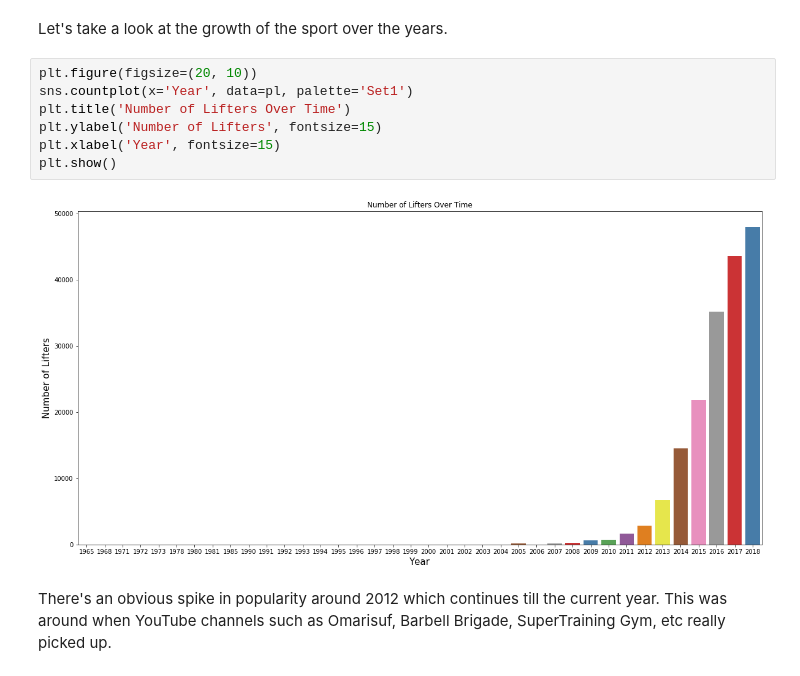
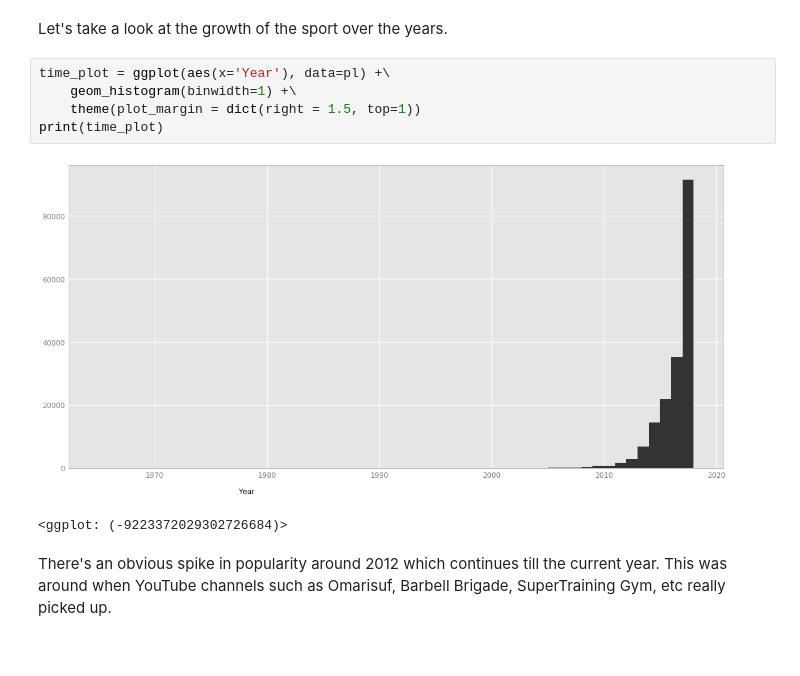
Before and after one commit to ParkerRam/Powerlifting-Analysis, a Jupyter notebook: pl_analysis.ipynb, the cells around one changed output. Cells and saved outputs as stored; diff of their text form.

```diff
--- a/pl_analysis.ipynb
+++ b/pl_analysis.ipynb
@@ -97,15 +94,14 @@ Percentage of Male lifters:  66 %
 Percentage of Female lifters:  34 %
 # %% [markdown]
 Let's take a look at the growth of the sport over the years.
-# %%
-plt.figure(figsize=(20, 10))
-sns.countplot(x='Year', data=pl, palette='Set1')
-plt.title('Number of Lifters Over Time')
-plt.ylabel('Number of Lifters', fontsize=15)
-plt.xlabel('Year', fontsize=15)
-plt.show()
-# %% [output]
-[figure, removed]
+# %%
+time_plot = ggplot(aes(x='Year'), data=pl) +\
+    geom_histogram(binwidth=1) +\
+    theme(plot_margin = dict(right = 1.5, top=1))
+print(time_plot)
+# %% [output]
+[figure, added]
+<ggplot: (-9223372029302726684)>
 # %% [markdown]
 There's an obvious spike in popularity around 2012 which continues till the current year. This was around when YouTube channels such as Omarisuf, Barbell Brigade, SuperTraining Gym, etc really picked up.
 # %% [markdown]
```
Also changed, not shown: parts of 11 cells of this notebook.
